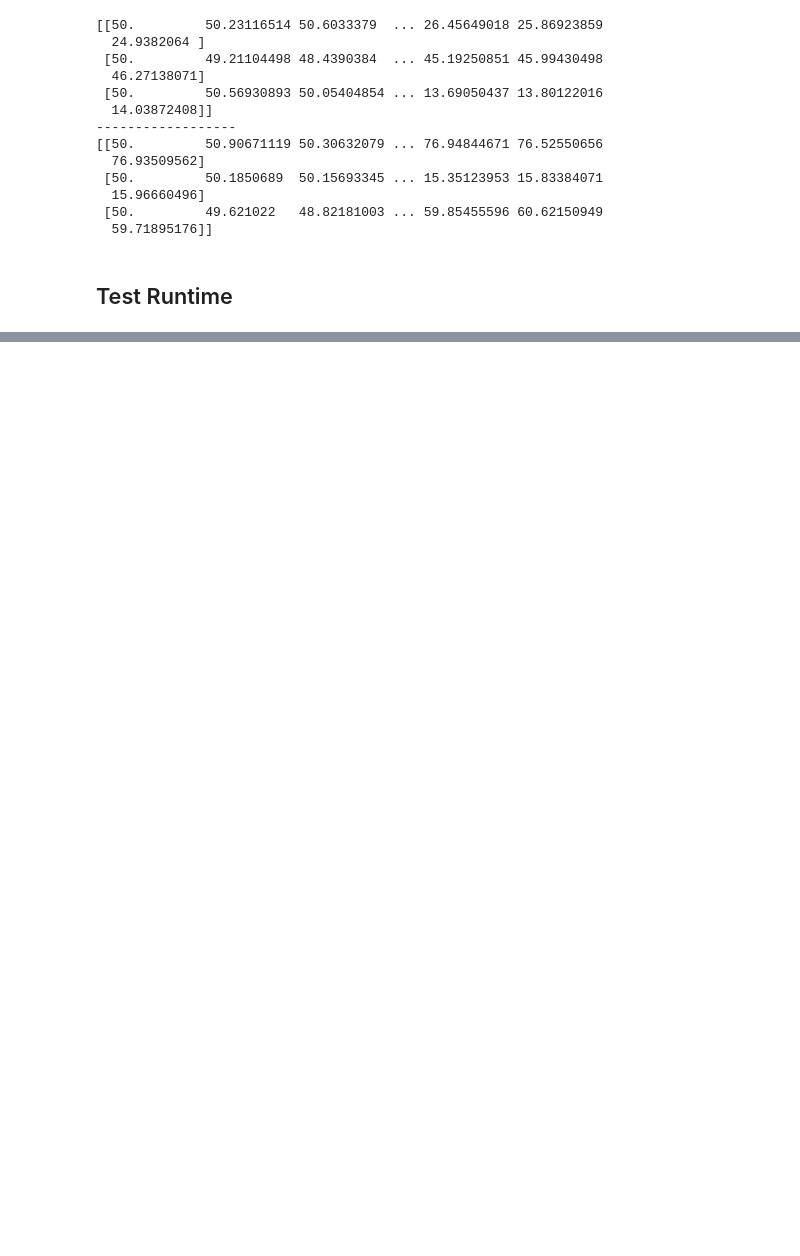
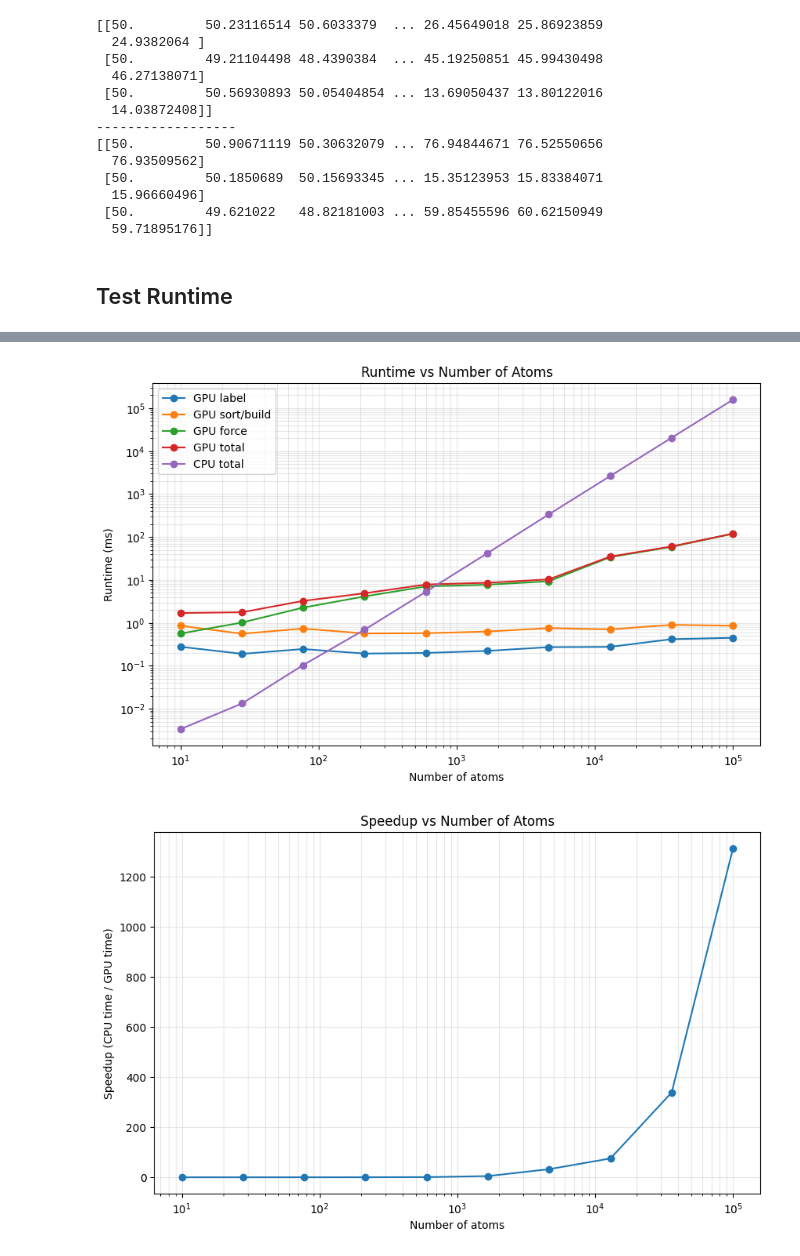
Before and after one commit to P-mandevillei/CUDA_Molecular_Dynamics, a Jupyter notebook: molecular_dynamics_gpu_2.ipynb, the cells around one changed output, grey strips where cells are left out. Saved outputs shown, nothing was run; the diff lists cells and outputs as text; code cells hidden in the pictures; blank space fills up the shorter version.

```diff
--- a/molecular_dynamics_gpu_2.ipynb
+++ b/molecular_dynamics_gpu_2.ipynb
@@ -481,0 +740,65 @@ calc_force_sequential_h(forces_2, pos_1, const_params=const_params_2)
+# %%
+# Read csv
+gpu_df = pd.read_csv("gpu_timing_2.csv")
+cpu_df = pd.read_csv("cpu_timing_2.csv")
+
+# Average repeated runs for each chain length
+gpu_mean = (
+    gpu_df.groupby("chain_len", as_index=False)[
+        ["label_time_ms", "build_time_ms", "force_time_ms", "total_time_ms"]
+    ]
+    .mean()
+    .sort_values("chain_len")
+)
+
+cpu_mean = (
+    cpu_df.groupby("chain_len", as_index=False)[["total_time_ms"]]
+    .mean()
+    .sort_values("chain_len")
+)
+
+# -----------------------------
+# Plot 1: runtime vs number of atoms
+# -----------------------------
+plt.figure(figsize=(10, 6))
+
+plt.plot(gpu_mean["chain_len"], gpu_mean["label_time_ms"], marker="o", label="GPU label")
+plt.plot(gpu_mean["chain_len"], gpu_mean["build_time_ms"], marker="o", label="GPU sort/build")
+plt.plot(gpu_mean["chain_len"], gpu_mean["force_time_ms"], marker="o", label="GPU force")
+plt.plot(gpu_mean["chain_len"], gpu_mean["total_time_ms"], marker="o", label="GPU total")
+plt.plot(cpu_mean["chain_len"], cpu_mean["total_time_ms"], marker="o", label="CPU total")
+
+plt.xscale("log")
+plt.yscale("log")
+plt.xlabel("Number of atoms")
+plt.ylabel("Runtime (ms)")
+plt.title("Runtime vs Number of Atoms")
+plt.legend()
+plt.grid(True, which="both", alpha=0.3)
+plt.show()
+
+# -----------------------------
+# Plot 2: speedup vs number of atoms
+# speedup = CPU total / GPU total
+# -----------------------------
+merged = pd.merge(
+    gpu_mean[["chain_len", "total_time_ms"]],
+    cpu_mean[["chain_len", "total_time_ms"]],
+    on="chain_len",
+    suffixes=("_gpu", "_cpu")
+)
+
+merged["speedup"] = merged["total_time_ms_cpu"] / merged["total_time_ms_gpu"]
+
+plt.figure(figsize=(10, 6))
+plt.plot(merged["chain_len"], merged["speedup"], marker="o")
+
+plt.xscale("log")
+plt.xlabel("Number of atoms")
+plt.ylabel("Speedup (CPU time / GPU time)")
+plt.title("Speedup vs Number of Atoms")
+plt.grid(True, which="both", alpha=0.3)
+plt.show()
+# %% [output]
+[figure, added]
+[figure, added]
```
Also changed, not shown: parts of 13 cells of this notebook, 3 other files.
